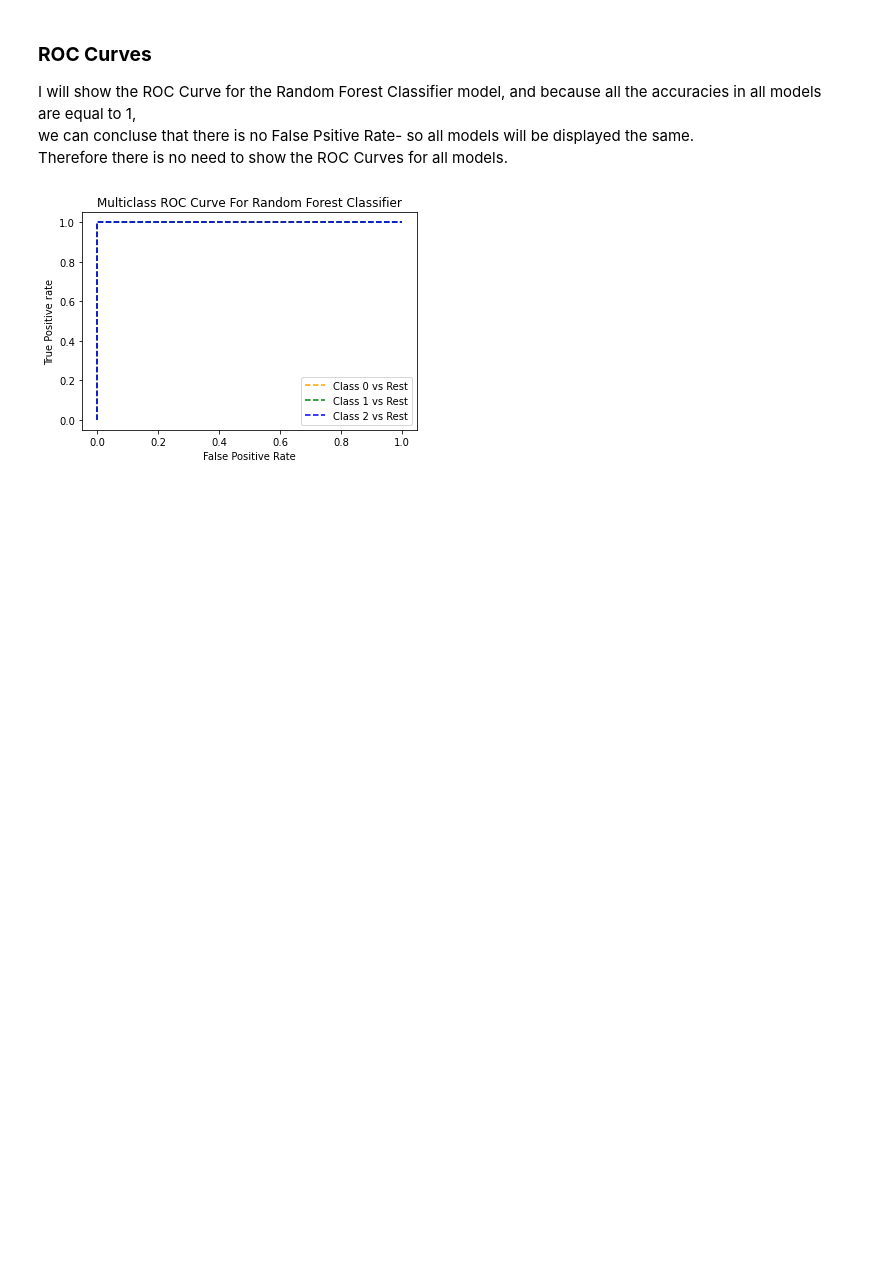
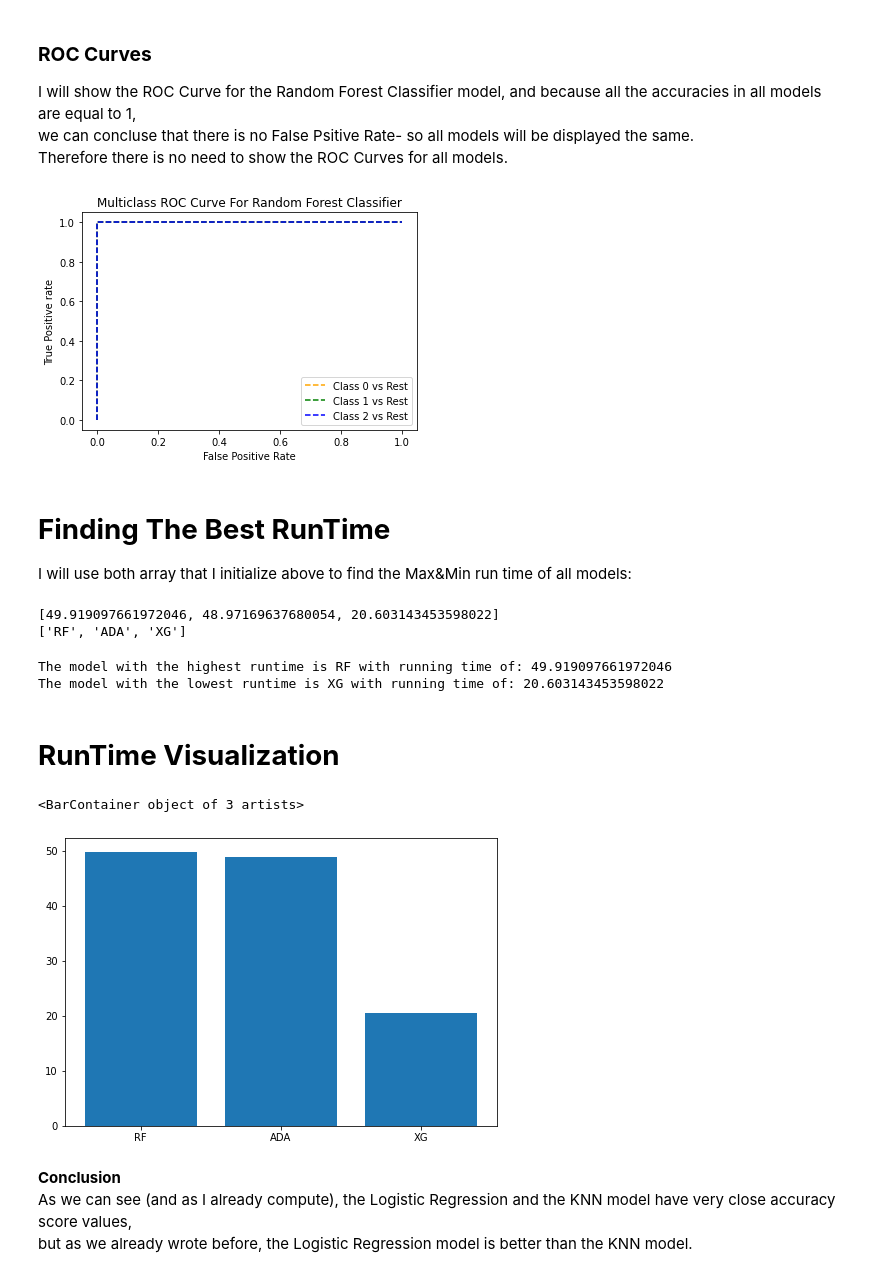
Before and after one commit to yuvalTrip/Final-Project-First-Year-Semester-B, a Jupyter notebook: Final Project-N.N.1-Password Strength Classifier Dataset-Classification-Copy1.ipynb, the cells around one changed output. Cells and saved outputs as stored; diff of their text form; code cells hidden in the pictures; blank space fills up the shorter version.

Commit message:
Bagging in progress
almost finished stacking model,
more explanations need to be added.
Finished the compute of AUC ROC for all models.
Run time compute&visualization-finished.

```diff
--- a/Final Project-N.N.1-Password Strength Classifier Dataset-Classification-Copy1.ipynb
+++ b/Final Project-N.N.1-Password Strength Classifier Dataset-Classification-Copy1.ipynb
@@ -1174,4 +1207,7 @@ import warnings
 # %%
+#Start measuring running time
+StartTimeXG = time.time()
+
 # instantiate the model
 XGBoost = XGBClassifier(learning_rate = 0.2, n_estimators = 200, verbosity=0,use_label_encoder=False)
 
@@ -1180,6 +1216,16 @@ XGBoost.fit(first_train, check_train)
 
 #make predictions on the testing set (predict for first_test)
 XGBoost_Pred = XGBoost.predict(first_test)
+
+#Finish measuring running time
+EndTimeXG = time.time()
+
+#Toal running time
+TotalTimeXG = EndTimeXG - StartTimeXG
+
+#Add model's running time to RunningTimes array, and name to ModelName array
+RunningTimes.append(TotalTimeXG)
+ModelName.append('XG')
 # %% [markdown]
 **Accuracy,Classification Error (Misclassification Rate) :**
 # %%
@@ -1242,4 +1298,7 @@ from sklearn.ensemble import BaggingClassifier
 # %%
+#Start measuring running time
+StartTimeBagging = time.time()
+
 # instantiate the model
 Bagging = BaggingClassifier(XGBoost, n_estimators = 100, bootstrap = True)
 
@@ -1248,6 +1307,16 @@ Bagging.fit(first_train, check_train)
 
 # make predictions on the testing set (predict for first_test)
 Bagging_Pred = Bagging.predict(first_test)
+
+#Finish measuring running time
+EndTimeBagging = time.time()
+
+#Toal running time
+TotalTimeBagging = EndTimeBagging - StartTimeBagging
+
+#Add model's running time to RunningTimes array, and name to ModelName array
+RunningTimes.append(TotalTimeBagging)
+ModelName.append('Bagging')
 # %% [markdown]
 **Accuracy,Classification Error (Misclassification Rate) :**
 # %%
@@ -1273,4 +1345,7 @@ from sklearn.ensemble import StackingClassifier
 # %%
+#Start measuring running time
+StartTimeStacking = time.time()
+
 # instantiate the model
 Stacking = StackingClassifier(estimators= [('knn', knn),('lr', log_reg),('rf', RForest),('ab',ada_clf),('xb',XGBoost)])
 
@@ -1279,6 +1354,16 @@ Stacking.fit(first_train, check_train)
 
 # make predictions on the testing set (predict for first_test)
 Stacking_Pred = Stacking.predict(first_test)
+
+#Finish measuring running time
+EndTimeStacking = time.time()
+
+#Toal running time
+TotalTimeStacking = EndTimeStacking - StartTimeStacking
+
+#Add model's running time to RunningTimes array, and name to ModelName array
+RunningTimes.append(TotalTimeStacking)
+ModelName.append('Stacking')
 # %% [markdown]
 **Accuracy,Classification Error (Misclassification Rate) :**
 # %%
@@ -1350,3 +1440,40 @@ plt.legend(loc='best')
 plt.show()
 # %% [output]
 [figure]
+# %% [markdown]
+# <b> Finding The Best RunTime   <b>
+
+I will use both array that I initialize above to find the Max&Min run time of all models:
+# %%
+print (RunningTimes)
+print (ModelName)
+# %% [output]
+[49.919097661972046, 48.97169637680054, 20.603143453598022]
+['RF', 'ADA', 'XG']
+# %%
+#find the max&min values from RunningTimes array
+max_RunTime = np.max(RunningTimes)
+min_RunTime = np.min(RunningTimes)
+
+#find the index of max&min values
+index_maxRunTime=RunningTimes.index(max_RunTime)
+index_minRunTime=RunningTimes.index(min_RunTime)
+
+print("The model with the highest runtime is",ModelName[index_maxRunTime], "with running time of:",max_RunTime  )
+print("The model with the lowest runtime is",ModelName[index_minRunTime], "with running time of:",min_RunTime  )
+# %% [output]
+The model with the highest runtime is RF with running time of: 49.919097661972046
+The model with the lowest runtime is XG with running time of: 20.603143453598022
+# %% [markdown]
+# <b>RunTime Visualization </b>
+# %%
+figure=plt.figure()
+
+axes=figure.add_axes([0,0,1,1])#determine the size of the figure- (0,0) is the lower left point of the new axes in figure coodinates,1 It is width and 1 height
+axes.bar(ModelName,RunningTimes)
+# %% [output]
+<BarContainer object of 3 artists>
+[figure, added]
+# %% [markdown]
+**Conclusion**<br>
+As we can see (and as I already compute), the Logistic Regression and the KNN model have very close accuracy score values,<br> but as we already wrote before, the Logistic Regression model is better than the KNN model.
```
Also changed, not shown: parts of 14 cells of this notebook.
